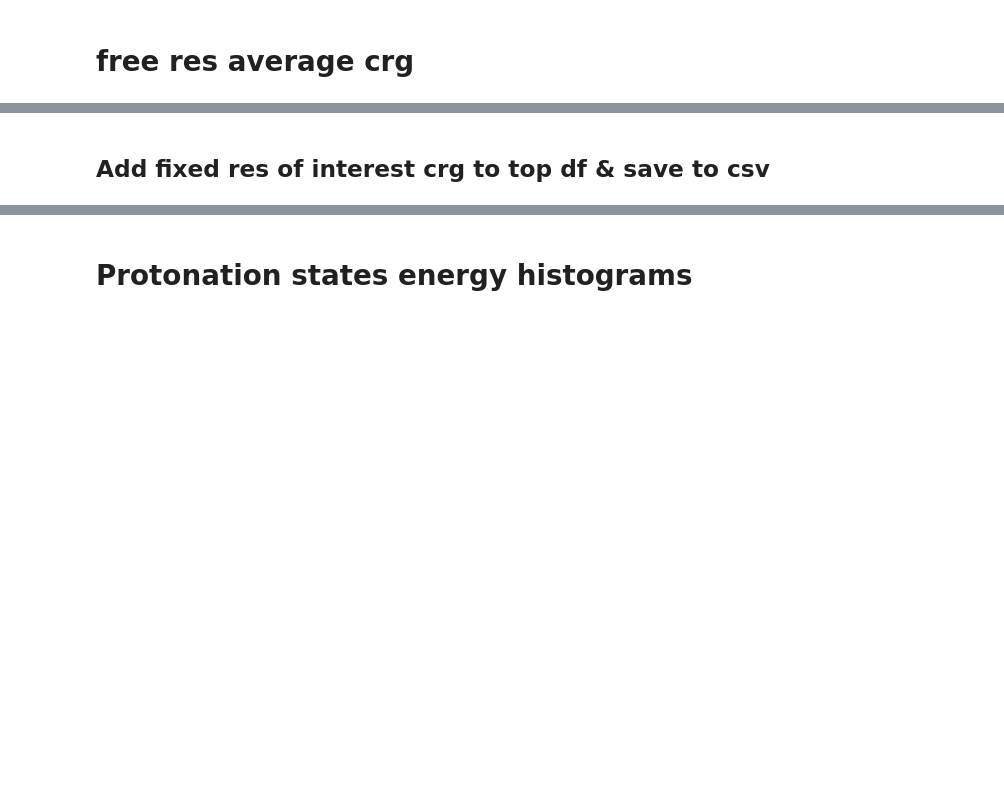
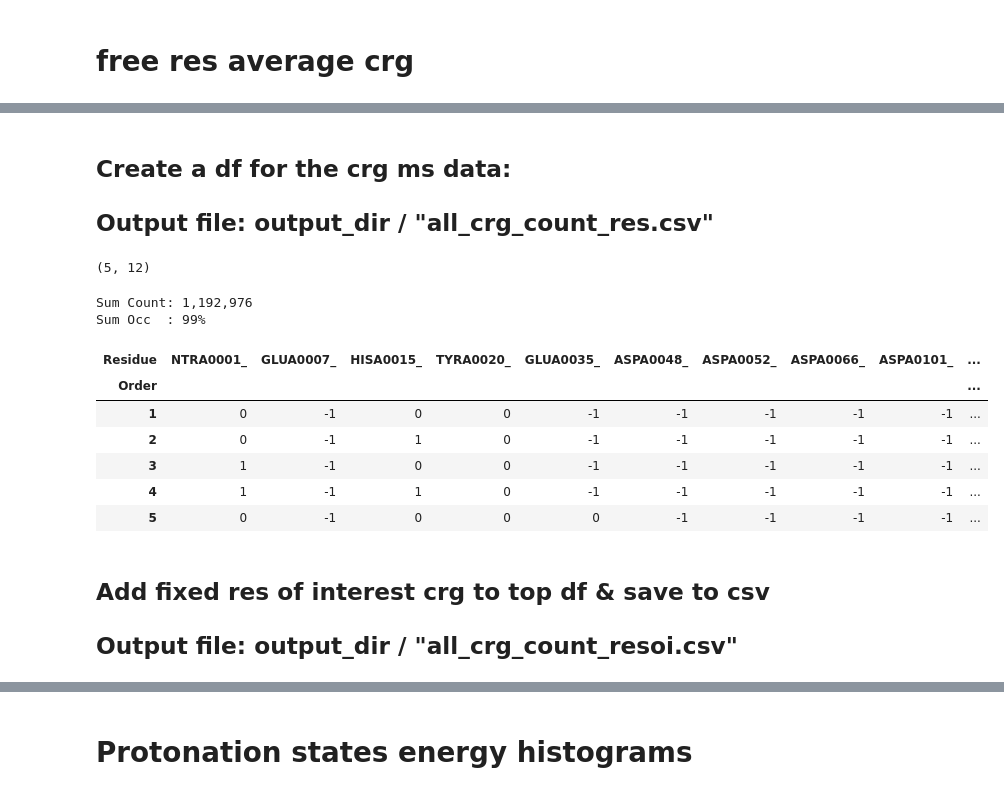
Before and after one commit to Raihancuny/python, a Jupyter notebook: microstate_analysis_code/new_run_cms_analysis.ipynb, the cells around one changed output, grey strips where cells are left out. Cells and saved outputs as stored; diff of their text form; code cells hidden in the pictures; blank space fills up the shorter version.

```diff
--- a/microstate_analysis_code/new_run_cms_analysis.ipynb
+++ b/microstate_analysis_code/new_run_cms_analysis.ipynb
@@ -200,12 +276,34 @@ top_cms, top_ms = mc.get_topN_lists(N=n_top, min_occ=min_threshold)
+# %% [markdown]
+## Create a df for the crg ms data:
+
+## Output file: output_dir / "all_crg_count_res.csv"
 # %%
 # create a df for the crg ms data:
-top_df = mc.top_cms_df(top_cms, output_tauto=False, cms_wc_format=True)
+top_df = mc.top_cms_df(top_cms, cms_wc_format=True)
+top_df.shape
 
 crg_count_csv = output_dir.joinpath("all_crg_count_res.csv")
 top_df.to_csv(crg_count_csv, header=True)
+# %% [output]
+(5, 12)
 # %%
-print("Sum Count: {:,.0f}\nSum Occ  : {:.0%}".format(*top_df[top_df.columns[-3:-1]].sum()))
-top_df
+if top_df.shape[0]:
+    print("Sum Count: {:,.0f}\nSum Occ  : {:.0%}".format(*top_df[top_df.columns[-3:-1]].sum()))
+    top_df
+else:
+    print("NO TOP DATA: top_df is empty")
+# %% [output]
+Sum Count: 1,192,976
+Sum Occ  : 99%
+| Residue | NTRA0001_ | GLUA0007_ | HISA0015_ | TYRA0020_ | GLUA0035_ | ASPA0048_ | ASPA0052_ | ASPA0066_ | ASPA0101_ | ... |
+| Order |  |  |  |  |  |  |  |  |  | ... |
+| 1 | 0 | -1 | 0 | 0 | -1 | -1 | -1 | -1 | -1 | ... |
+| 2 | 0 | -1 | 1 | 0 | -1 | -1 | -1 | -1 | -1 | ... |
+| 3 | 1 | -1 | 0 | 0 | -1 | -1 | -1 | -1 | -1 | ... |
+| 4 | 1 | -1 | 1 | 0 | -1 | -1 | -1 | -1 | -1 | ... |
+| 5 | 0 | -1 | 0 | 0 | 0 | -1 | -1 | -1 | -1 | ... |
 # %% [markdown]
 ## Add fixed res of interest crg to top df  & save to csv
+
+## Output file: output_dir / "all_crg_count_resoi.csv"
 # %%
```
Also changed, not shown: parts of 23 cells of this notebook, 3 other files.
